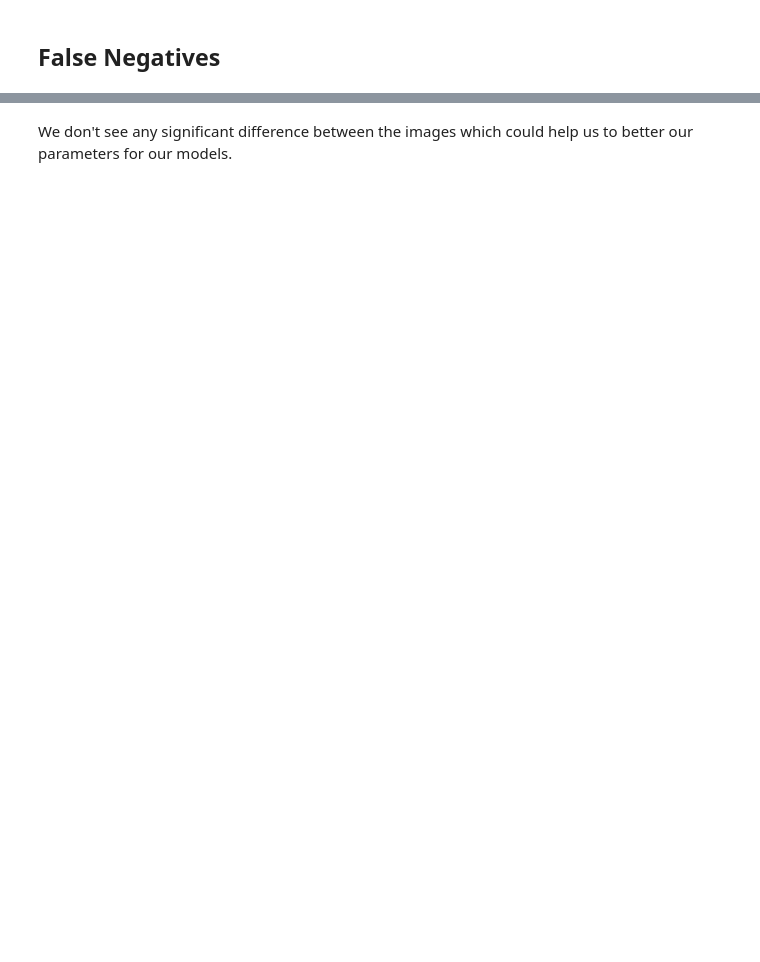
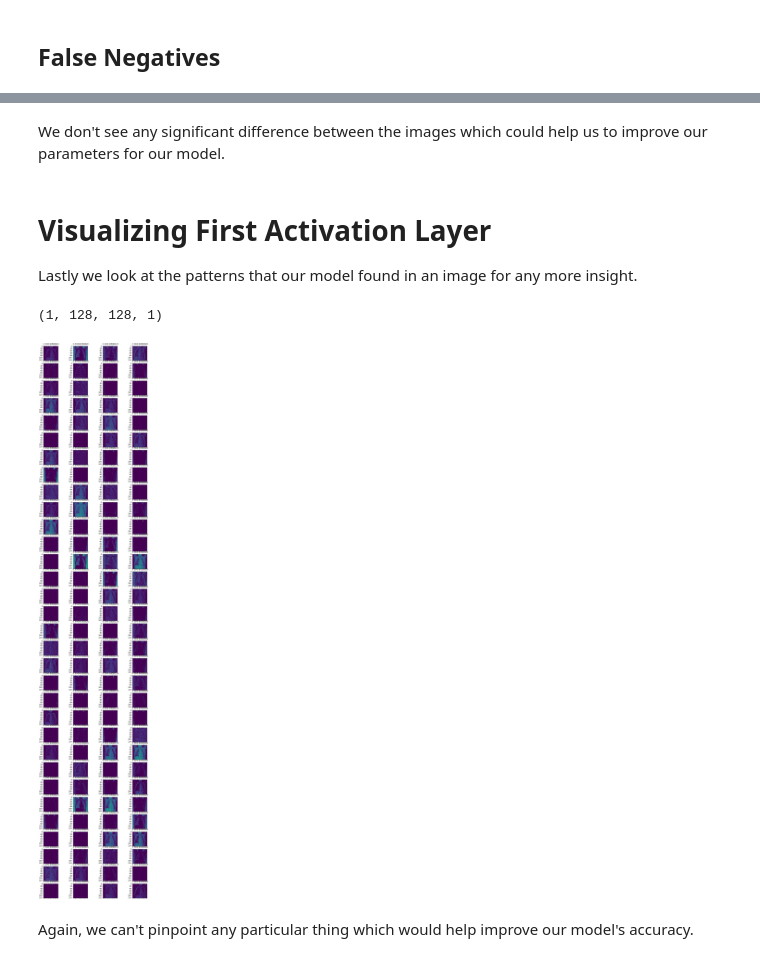
Before and after one commit to gabbyflabby/CNN-Pneumonia, a Jupyter notebook: Notebooks_and_Code/Classification_Analysis.ipynb, the cells around one changed output, grey strips where cells are left out. Cells and saved outputs as stored; diff of their text form; code cells hidden in the pictures; blank space fills up the shorter version.

```diff
--- a/Notebooks_and_Code/Classification_Analysis.ipynb
+++ b/Notebooks_and_Code/Classification_Analysis.ipynb
@@ -220,2 +222,35 @@ plt.show()
 # %% [markdown]
-We don't see any significant difference between the images which could help us to better our parameters for our models.
+We don't see any significant difference between the images which could help us to improve our parameters for our model.
+# %% [markdown]
+# Visualizing First Activation Layer <a id='activation'></a>
+
+Lastly we look at the patterns that our model found in an image for any more insight.
+# %%
+img_path = train_norm + '/IM-0115-0001.jpeg'
+
+
+img = image.load_img(img_path, color_mode = 'grayscale', target_size=(128, 128))
+img_tensor = image.img_to_array(img)
+img_tensor = np.expand_dims(img_tensor, axis=0)
+
+img_tensor /= 255.
+
+print(img_tensor.shape)
+# %% [output]
+(1, 128, 128, 1)
+# %%
+layer_outputs = [layer.output for layer in model_12_128_6_quad_rmsprop.layers[:8]]
+activation_model = models.Model(inputs=model_12_128_6_quad_rmsprop.input, outputs=layer_outputs)
+activations = activation_model.predict(img_tensor)
+# %%
+fig, axes = plt.subplots(32, 4, figsize=(12,60))
+for i in range(128):
+    row = i//4
+    column = i%4
+    ax = axes[row, column]
+    first_layer_activation = activations[0]
+    ax.matshow(first_layer_activation[0, :, :, i], cmap='viridis')
+# %% [output]
+[figure, added]
+# %% [markdown]
+Again, we can't pinpoint any particular thing which would help improve our model's accuracy.
```
Also changed, not shown: parts of 8 cells of this notebook, 1 other file.
